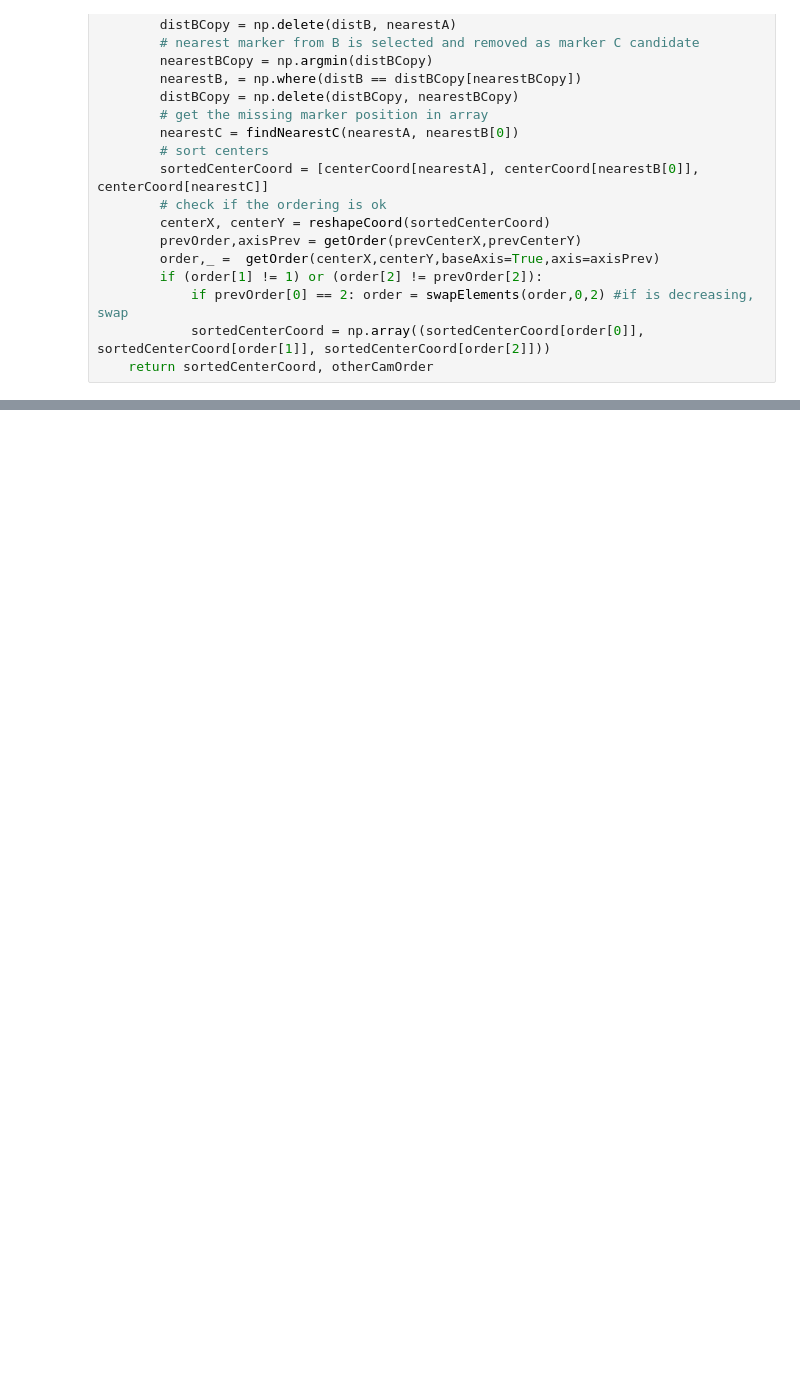
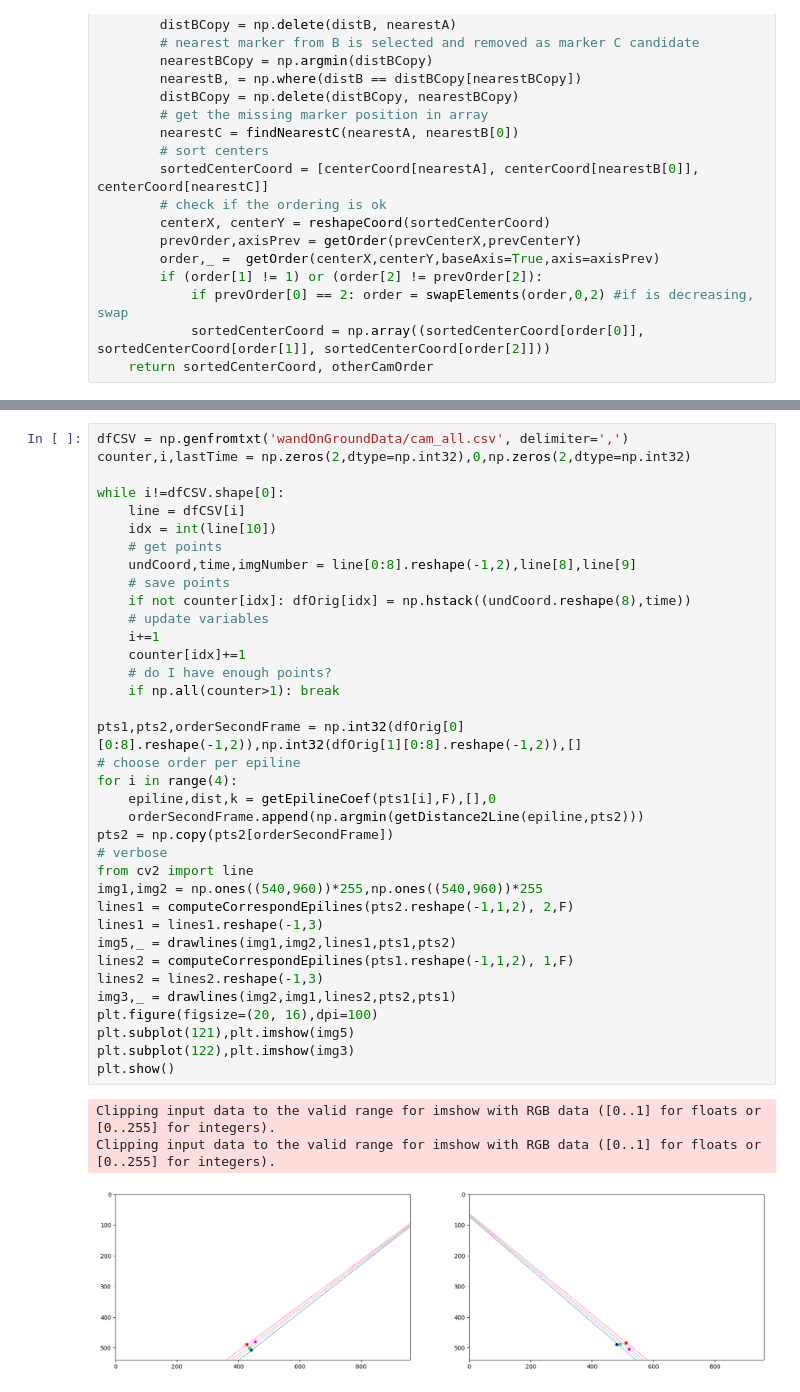
Before and after one commit to debOliveira/MoCapRasp, a Jupyter notebook: central/debugOnline.ipynb, the cells around one changed output, grey strips where cells are left out. Drawn from its saved outputs; the diff is of its cells as text; blank space fills up the shorter version.

```diff
--- a/central/debugOnline.ipynb
+++ b/central/debugOnline.ipynb
@@ -436,0 +477,40 @@ Clipping input data to the valid range for imshow with RGB data ([0..1] for floa
+# %%
+dfCSV = np.genfromtxt('wandOnGroundData/cam_all.csv', delimiter=',')
+counter,i,lastTime = np.zeros(2,dtype=np.int32),0,np.zeros(2,dtype=np.int32)
+
+while i!=dfCSV.shape[0]:
+    line = dfCSV[i]
+    idx = int(line[10])
+    # get points
+    undCoord,time,imgNumber = line[0:8].reshape(-1,2),line[8],line[9]
+    # save points
+    if not counter[idx]: dfOrig[idx] = np.hstack((undCoord.reshape(8),time))
+    # update variables
+    i+=1
+    counter[idx]+=1
+    # do I have enough points?
+    if np.all(counter>1): break
+
+pts1,pts2,orderSecondFrame = np.int32(dfOrig[0][0:8].reshape(-1,2)),np.int32(dfOrig[1][0:8].reshape(-1,2)),[]
+# choose order per epiline
+for i in range(4):
+    epiline,dist,k = getEpilineCoef(pts1[i],F),[],0
+    orderSecondFrame.append(np.argmin(getDistance2Line(epiline,pts2)))
+pts2 = np.copy(pts2[orderSecondFrame])
+# verbose
+from cv2 import line
+img1,img2 = np.ones((540,960))*255,np.ones((540,960))*255
+lines1 = computeCorrespondEpilines(pts2.reshape(-1,1,2), 2,F)
+lines1 = lines1.reshape(-1,3)
+img5,_ = drawlines(img1,img2,lines1,pts1,pts2)
+lines2 = computeCorrespondEpilines(pts1.reshape(-1,1,2), 1,F)
+lines2 = lines2.reshape(-1,3)
+img3,_ = drawlines(img2,img1,lines2,pts2,pts1)
+plt.figure(figsize=(20, 16),dpi=100)
+plt.subplot(121),plt.imshow(img5)
+plt.subplot(122),plt.imshow(img3)
+plt.show()
+# %% [output]
+Clipping input data to the valid range for imshow with RGB data ([0..1] for floats or [0..255] for integers).
+Clipping input data to the valid range for imshow with RGB data ([0..1] for floats or [0..255] for integers).
+[figure, added]
```
Also changed, not shown: parts of 12 cells of this notebook.
